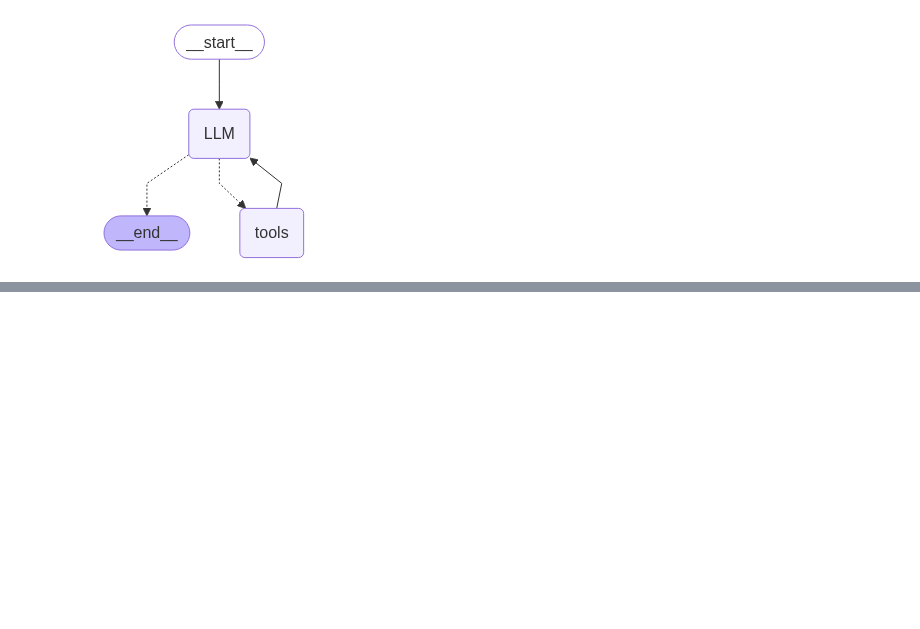
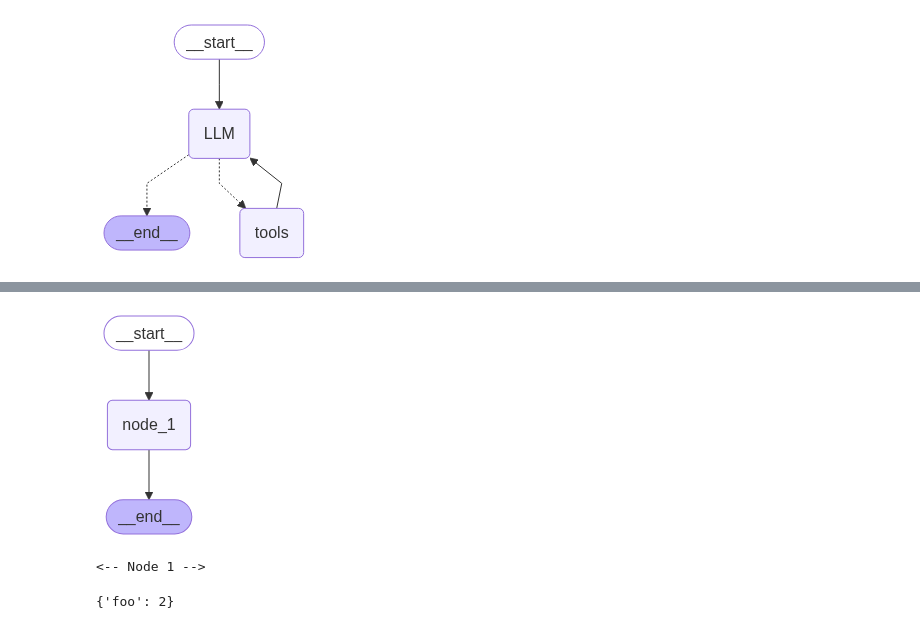
Before and after one commit to theserenecoder/Agentic_AI, a Jupyter notebook: 3. LangGraph/3.4 ReAct_Agent.ipynb, the cells around one changed output, grey strips where cells are left out. Cells and saved outputs as stored; diff of their text form; code cells hidden in the pictures; blank space fills up the shorter version.

```diff
--- a/3. LangGraph/3.4 ReAct_Agent.ipynb
+++ b/3. LangGraph/3.4 ReAct_Agent.ipynb
@@ -214,0 +312,27 @@ memory.get(config=config)
+# %%
+## Defined a State class with 1 int variable
+class State(TypedDict):
+    foo: int
+
+## Node which will add 1 in the current state
+def node_1(state):
+    print("<-- Node 1 -->")
+    return {'foo': state['foo'] + 1}
+
+## Build Graph
+graph = StateGraph(State)
+graph.add_node('node_1', node_1)
+
+## build logic
+graph.add_edge(START,'node_1')
+graph.add_edge('node_1',END)
+
+app = graph.compile()
+app
+# %% [output]
+[figure, added]
+# %%
+app.invoke({'foo': 1})
+# %% [output]
+<-- Node 1 -->
+{'foo': 2}
```
Also changed, not shown: parts of 27 cells of this notebook.
